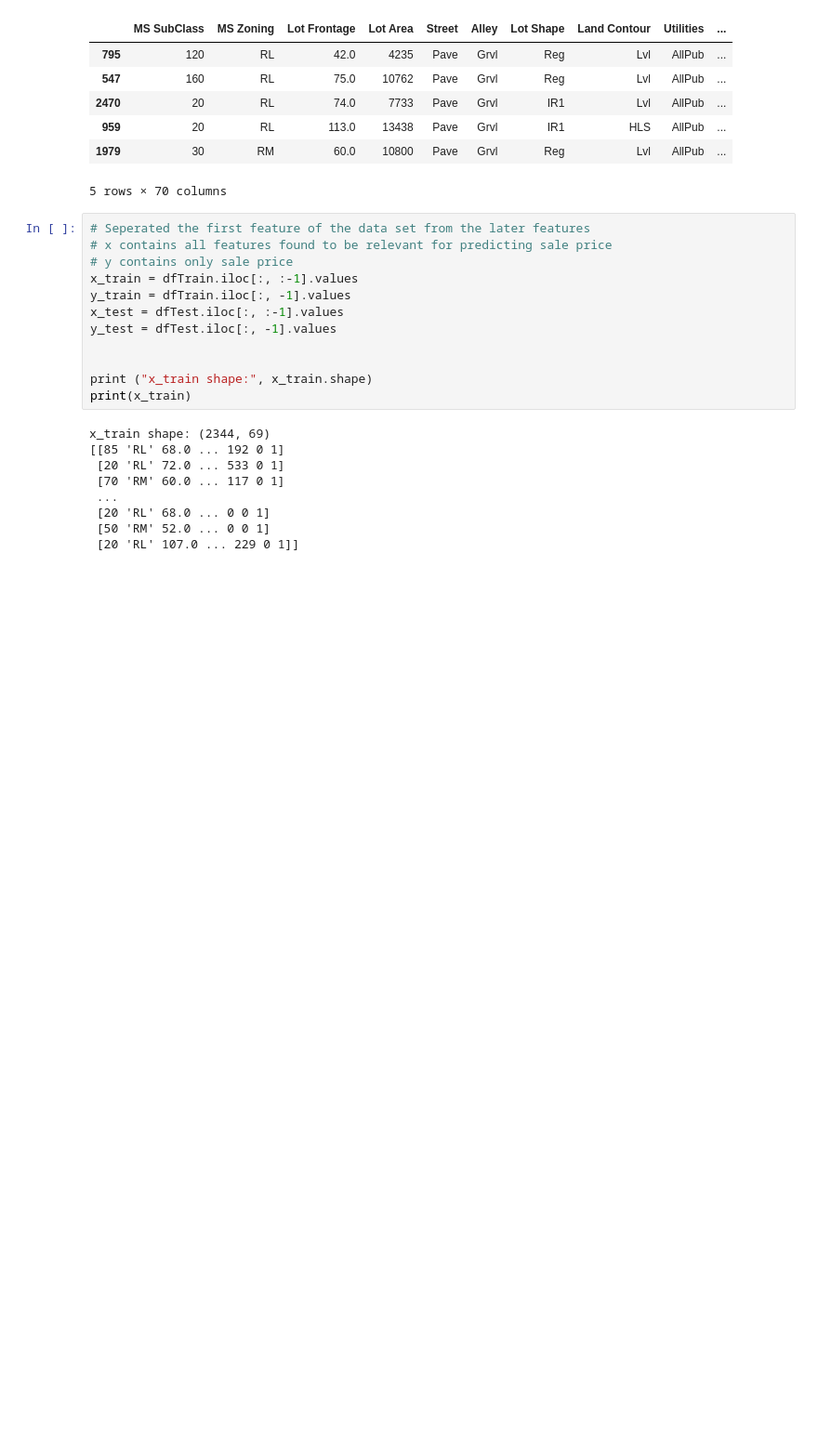
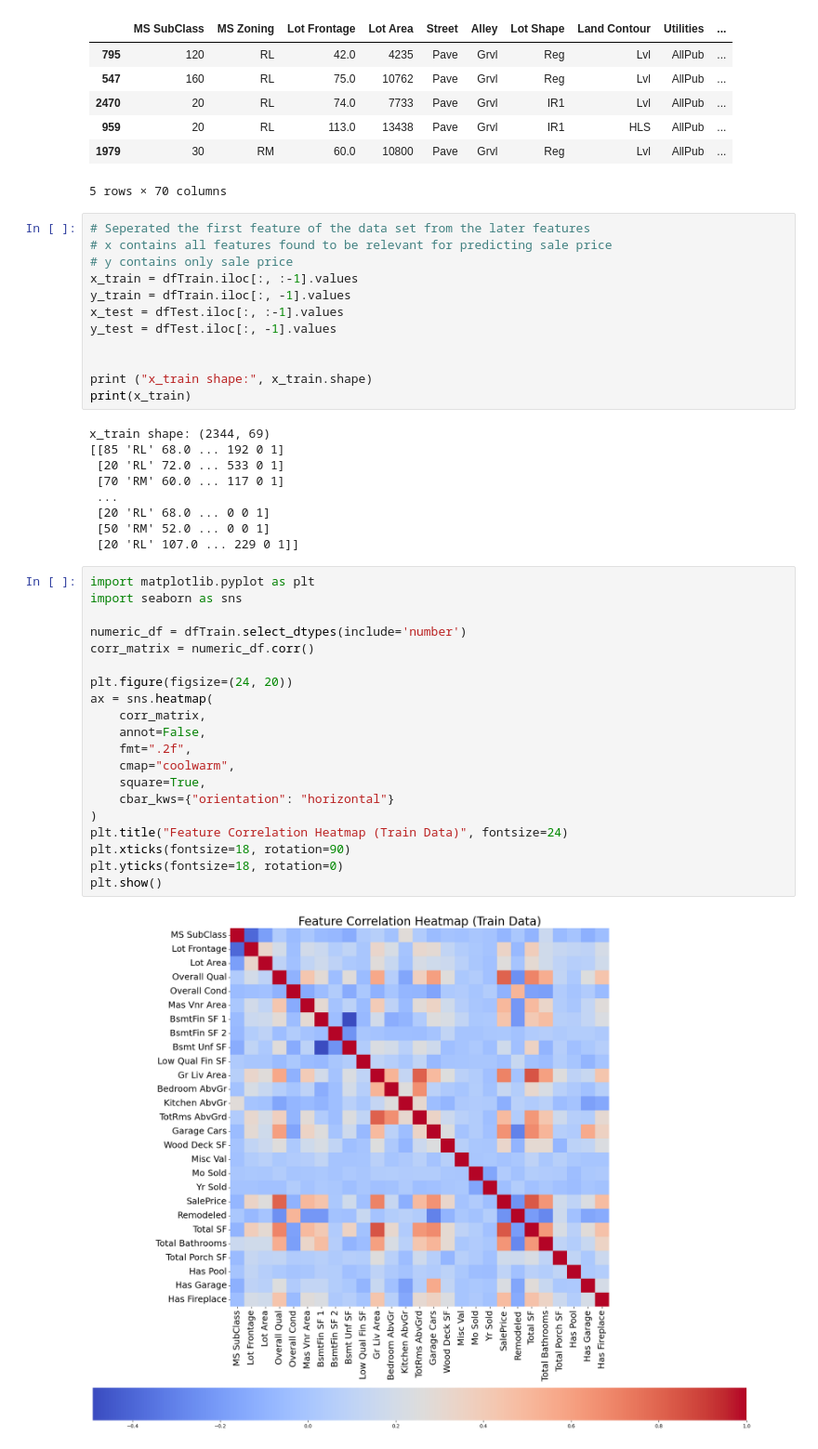
Before and after one commit to SulbenS/MaskinL-ringOppgaver, a Jupyter notebook: Oppgave1.ipynb, the cells around one changed output. Shown at 93% size. Cells and saved outputs as stored; diff of their text form; blank space fills up the shorter version.

```diff
--- a/Oppgave1.ipynb
+++ b/Oppgave1.ipynb
@@ -115,3 +115,25 @@ x_train shape: (2344, 69)
  [20 'RL' 68.0 ... 0 0 1]
  [50 'RM' 52.0 ... 0 0 1]
  [20 'RL' 107.0 ... 229 0 1]]
+# %%
+import matplotlib.pyplot as plt
+import seaborn as sns
+
+numeric_df = dfTrain.select_dtypes(include='number')
+corr_matrix = numeric_df.corr()
+
+plt.figure(figsize=(24, 20))
+ax = sns.heatmap(
+    corr_matrix,
+    annot=False,
+    fmt=".2f",
+    cmap="coolwarm",
+    square=True,
+    cbar_kws={"orientation": "horizontal"}
+)
+plt.title("Feature Correlation Heatmap (Train Data)", fontsize=24)
+plt.xticks(fontsize=18, rotation=90)
+plt.yticks(fontsize=18, rotation=0)
+plt.show()
+# %% [output]
+[figure, added]
```
Also changed, not shown: parts of 3 cells of this notebook, 1 other file.
